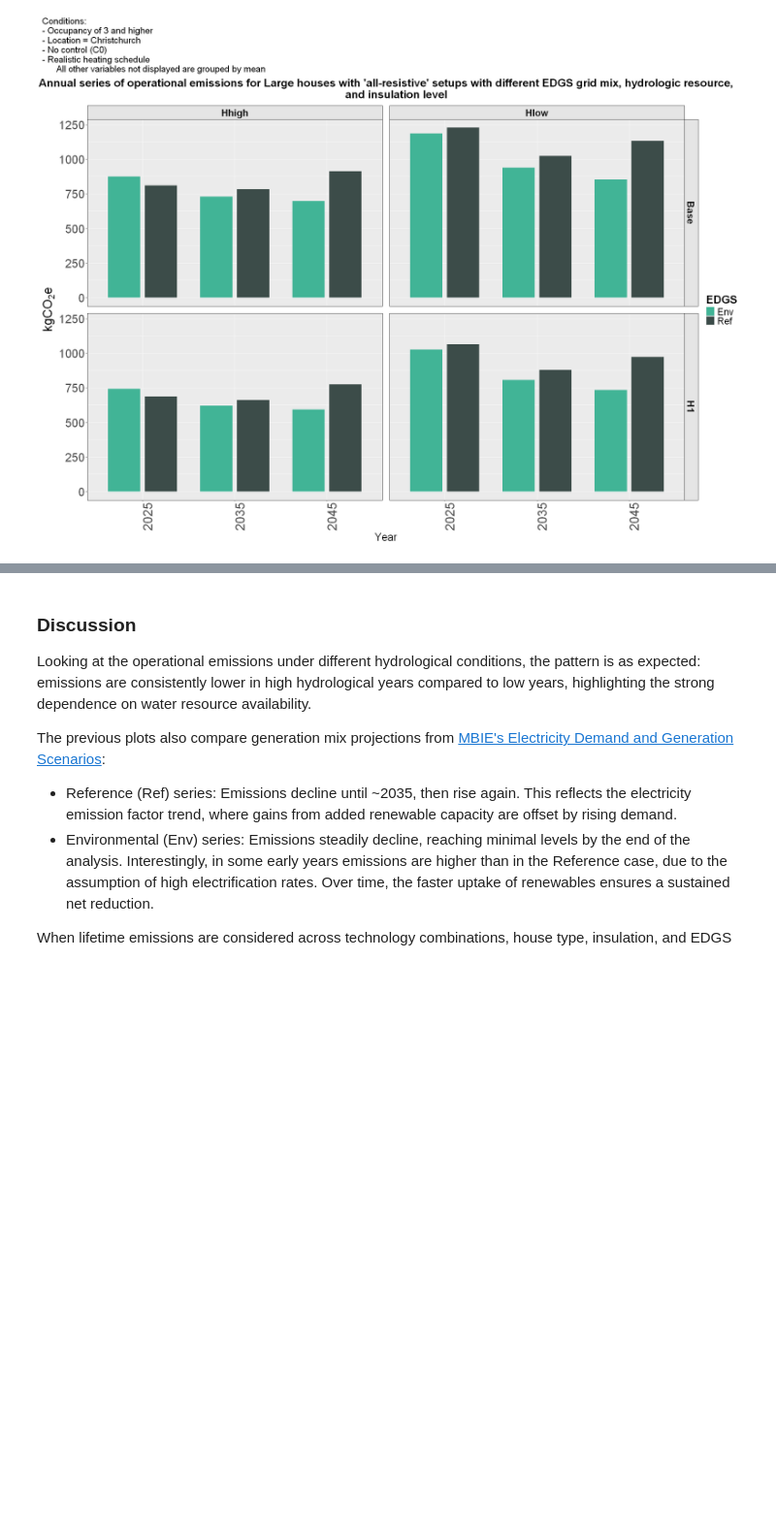
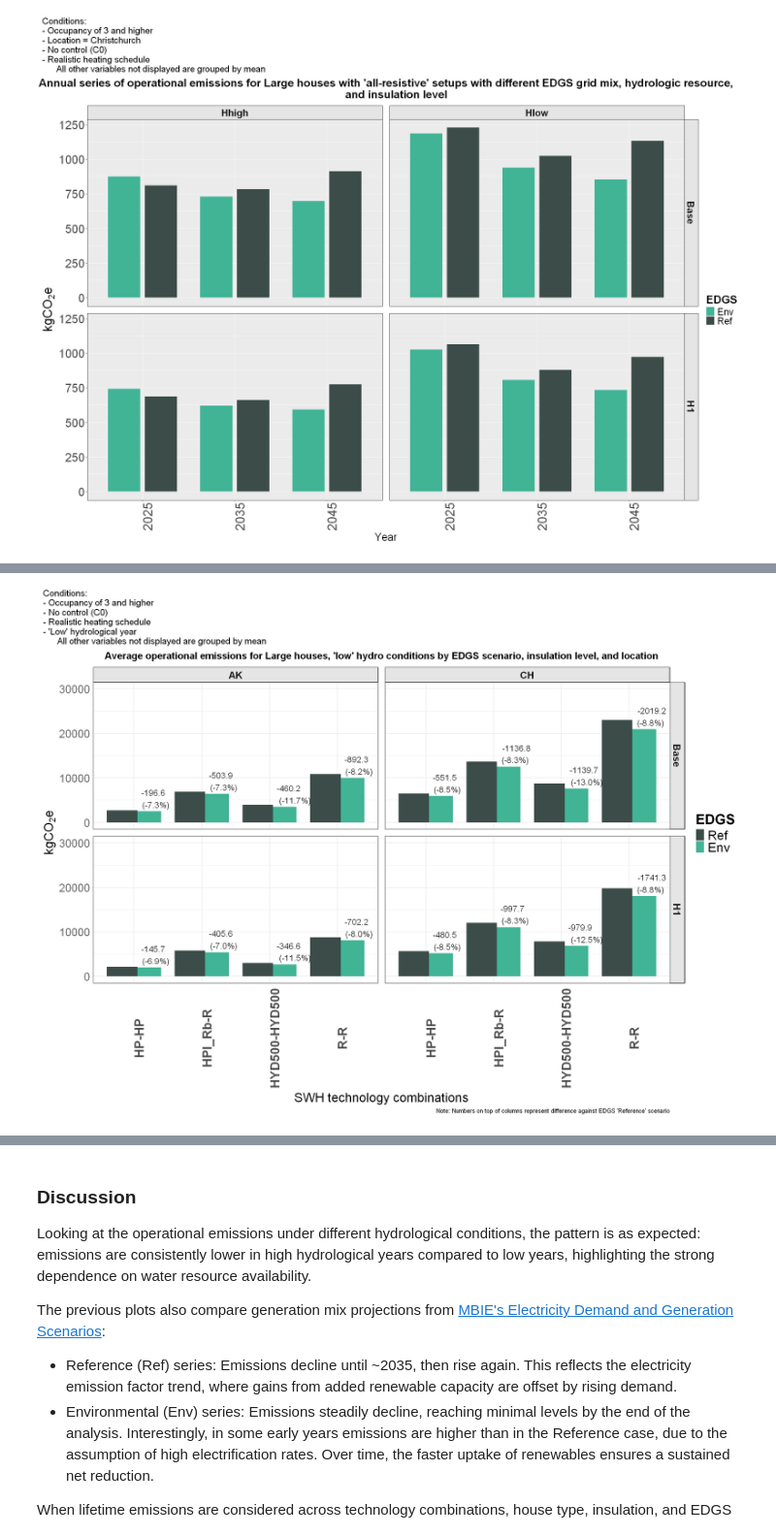
Before and after one commit to pxgo17/EECA_SWH_LCA, a Jupyter notebook: results/SWH_LCA_results.ipynb, the cells around one changed output, grey strips where cells are left out. Shown at 97% size. Drawn from its saved outputs; the diff is of its cells as text; code cells hidden in the pictures; blank space fills up the shorter version.

```diff
--- a/results/SWH_LCA_results.ipynb
+++ b/results/SWH_LCA_results.ipynb
@@ -547,0 +548,81 @@ life_edgs_plot +
+# %%
+household_lifetime_edgs <- rbind(household_lifetime_ref, household_lifetime_env) %>%
+  filter(Occ_code>2,
+         SH_DW_code %in% c('HP-HP', 'R-R', 'HPl_Rb-R', 'HYD500-HYD500'),
+         Hydro_resource == 'Hlow',   ######################### CHANGE HYDRO CONDITION!
+        schedule == 'Real') %>%
+  group_by(Loc_code, house_type, insulation, SH_DW_code, EDGS) %>%
+  summarise(Embodied = mean(Embodied_life),
+            Operation = mean(Operation_life), .groups = 'drop') %>% ungroup() %>%
+  mutate(Total = Embodied + Operation)
+
+household_lifetime_edgs_base_operation <- household_lifetime_edgs %>%
+  filter(EDGS == "Ref") %>%
+  select(SH_DW_code, Loc_code, house_type, insulation, Operation_base = Operation)
+
+# Step 3: Join and calculate differences
+household_lifetime_edgs_diff_operation <- household_lifetime_edgs %>%
+  left_join(
+    household_lifetime_edgs_base_operation,
+    by = c("SH_DW_code", "Loc_code", "house_type", "insulation")
+  ) %>%
+  mutate(
+    diff_p_op = (Operation - Operation_base) / Operation_base * 100, # percent difference from base case
+    diff_a_op = Operation - Operation_base # percent difference from base case
+  )
+
+oper_edgs_plot_low <-household_lifetime_edgs_diff_operation %>%
+  mutate(EDGS = factor(EDGS, levels = c('Ref','Env'))) %>%
+  filter(house_type == 'Large') %>%
+  ggplot(aes(x = SH_DW_code,
+             y = Operation,
+             fill = EDGS)) +
+  # Use position_stack() inside position_dodge2() to combine the two
+  geom_col(position = position_dodge(width = 0.7)) +
+  scale_y_continuous(limits = c(0, 30000)) +
+  geom_text(
+    aes(label = ifelse(!is.na(diff_a_op) & EDGS == 'Env', sprintf("%.1f\n(%.1f%%)", diff_a_op,diff_p_op), "")),
+    size = 6,
+    color = "black",
+    hjust = -0.3,
+    vjust = -0.2
+  ) +
+  scale_fill_manual(values = c("Ref" = '#3c4c49', "Env" = '#41b496')) +
+  facet_grid(insulation ~ Loc_code) +
+  theme_minimal(base_size = 15) +
+  labs(x = "SWH technology combinations",
+       y = expression(kgCO[2]*e),
+       title = "Average operational emissions for Large houses, 'low' hydro conditions by EDGS scenario, insulation level, and location",
+       caption = "Note: Numbers on top of columns represent difference against EDGS 'Reference' scenario") +
+  theme(
+    axis.text.x = element_text(angle = 90, hjust = 0.5, size = 26, face = 'bold'),
+    axis.title.x = element_text(size = 26),
+    axis.title.y = element_text(size = 26),
+    axis.text.y = element_text(size = 22),
+    legend.title = element_text(size = 28, face = "bold"),
+    legend.text = element_text(size = 26),
+    strip.text = element_text(face = "bold", size = 20),
+    strip.background = element_rect(fill = "gray90", color = "black"),
+    panel.border = element_rect(color = "black", fill = NA, size = 0.1),
+    panel.spacing = unit(1, "lines"),
+    plot.title = element_text(size = 20, face = "bold", hjust = 0.5, vjust = 2)
+  )
+
+ggsave(
+  filename = "D:/EECA_SWH_LCA/results_plots/operational_edgs_plot_low.png",  # File path
+  plot = oper_edgs_plot_low,                       # Plot object
+  width = 16,                             # Width in inches
+  height = 10,                             # Height in inches
+  dpi = 300                               # Resolution
+)
+
+oper_edgs_plot_low +
+  plot_annotation(
+    title = "Conditions:\n- Occupancy of 3 and higher\n- No control (C0)\n- Realistic heating schedule\n- 'Low' hydrological year
+      All other variables not displayed are grouped by mean",
+    theme = theme(
+      plot.title = element_text(size = 18, hjust = 0, vjust = 2)
+    )
+  )
+# %% [output]
+[figure, added]
```
Also changed, not shown: parts of 5 cells of this notebook, 4 other files.
